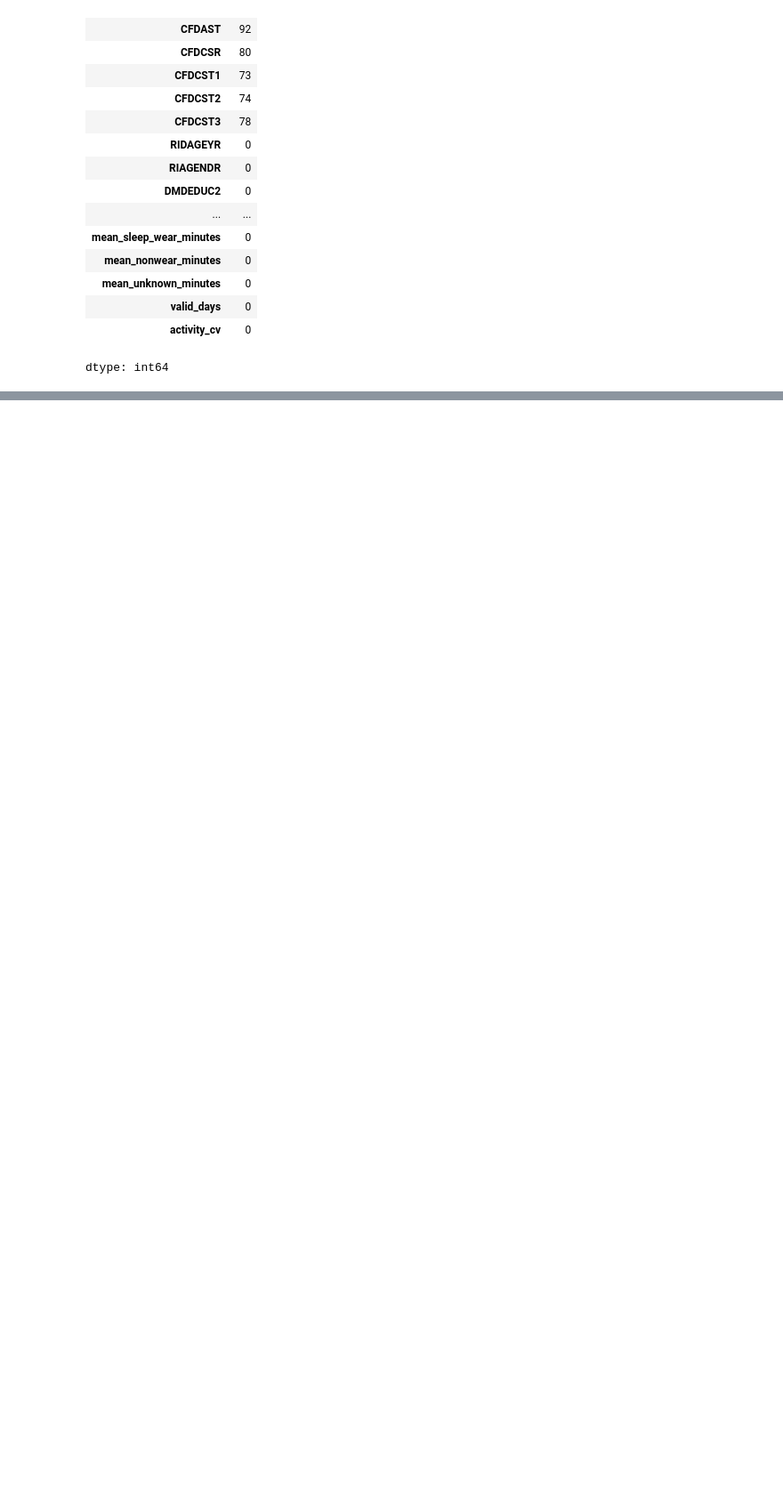
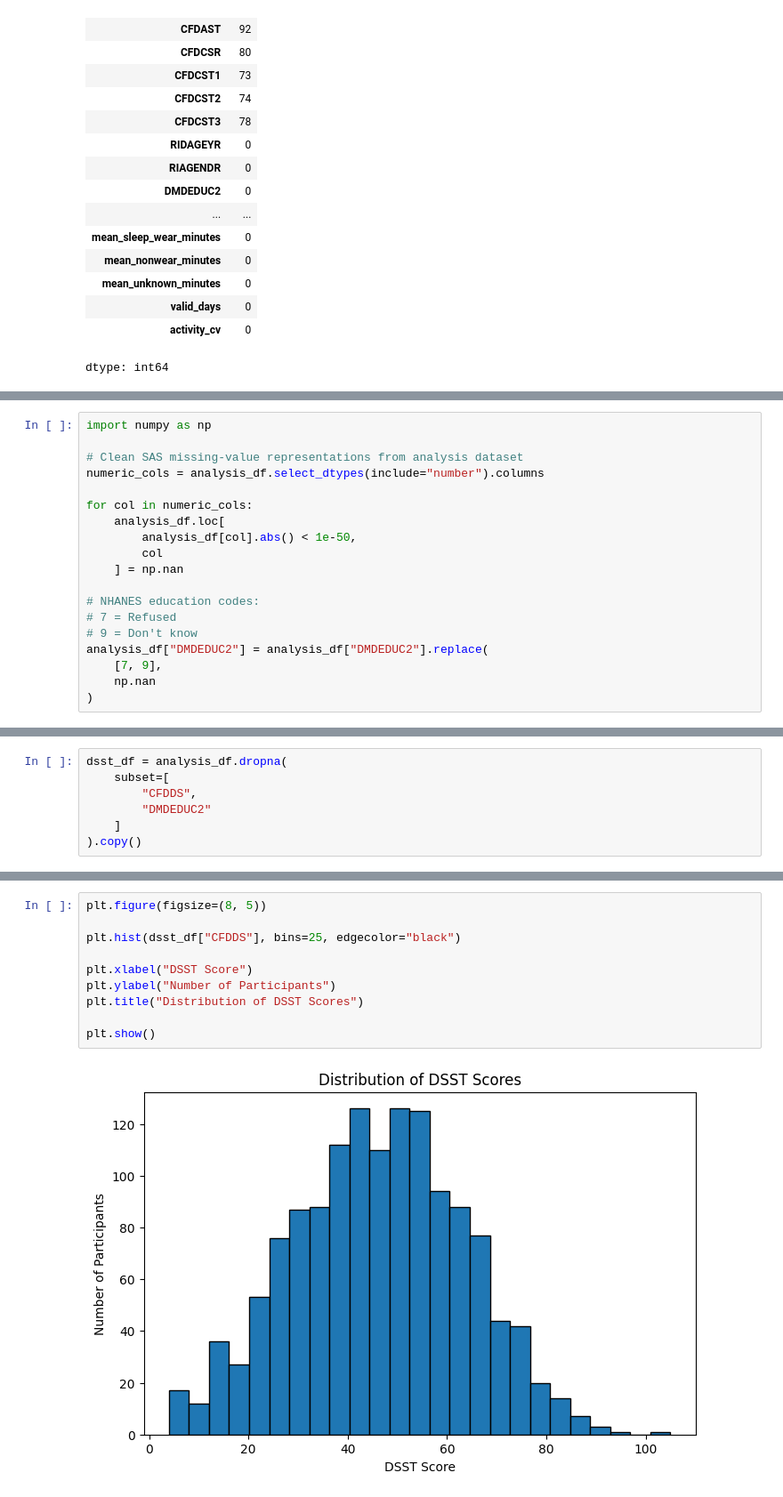
Before and after one commit to aditibhat017-prog/cognitivefunction, a Jupyter notebook: notebooks/01_data_exploration.ipynb, the cells around one changed output, grey strips where cells are left out. Shown at 89% size. Cells and saved outputs as stored; diff of their text form; blank space fills up the shorter version.

```diff
--- a/notebooks/01_data_exploration.ipynb
+++ b/notebooks/01_data_exploration.ipynb
@@ -809,0 +1005,19 @@ dtype: int64
+# %%
+import numpy as np
+
+# Clean SAS missing-value representations from analysis dataset
+numeric_cols = analysis_df.select_dtypes(include="number").columns
+
+for col in numeric_cols:
+    analysis_df.loc[
+        analysis_df[col].abs() < 1e-50,
+        col
+    ] = np.nan
+
+# NHANES education codes:
+# 7 = Refused
+# 9 = Don't know
+analysis_df["DMDEDUC2"] = analysis_df["DMDEDUC2"].replace(
+    [7, 9],
+    np.nan
+)
@@ -809,0 +1045,7 @@ dtype: int64
+# %%
+dsst_df = analysis_df.dropna(
+    subset=[
+        "CFDDS",
+        "DMDEDUC2"
+    ]
+).copy()
@@ -809,0 +1109,12 @@ dtype: int64
+# %%
+plt.figure(figsize=(8, 5))
+
+plt.hist(dsst_df["CFDDS"], bins=25, edgecolor="black")
+
+plt.xlabel("DSST Score")
+plt.ylabel("Number of Participants")
+plt.title("Distribution of DSST Scores")
+
+plt.show()
+# %% [output]
+[figure, added]
```
Also changed, not shown: parts of 22 cells of this notebook.
